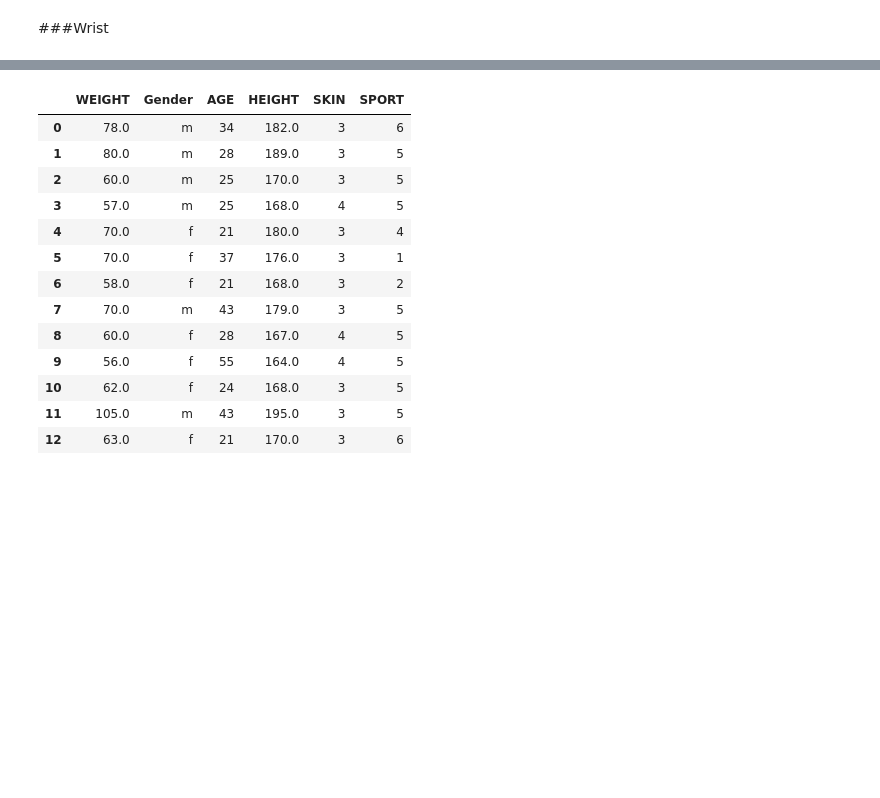
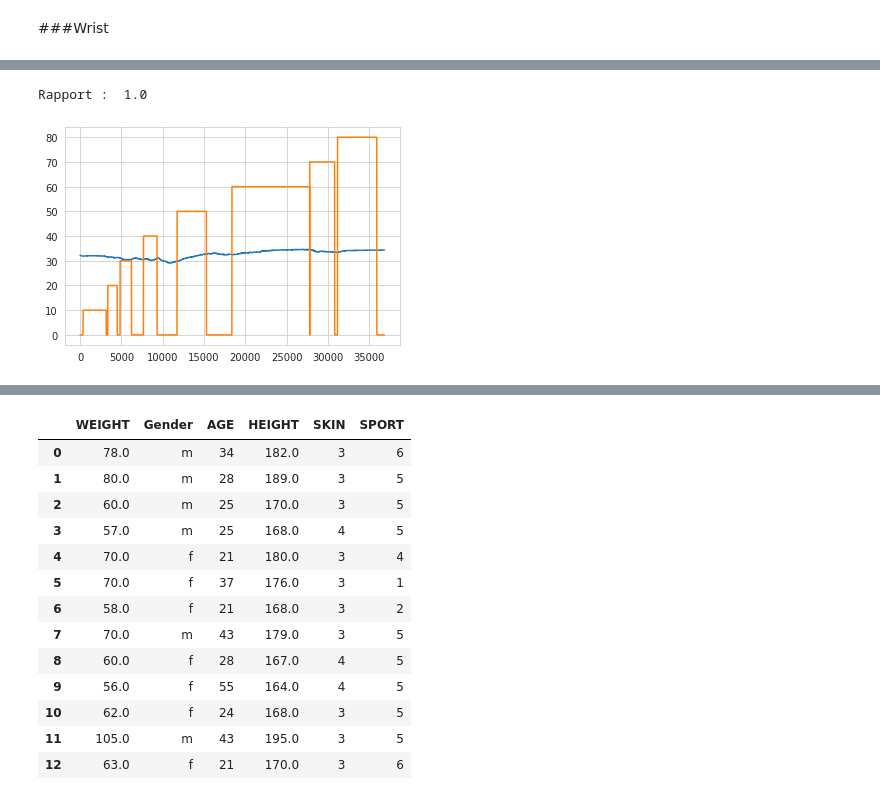
Before and after one commit to lydiasu1/pythonanalysis, a Jupyter notebook: Pythonanalysis.ipynb, the cells around one changed output, grey strips where cells are left out. Saved outputs shown, nothing was run; the diff lists cells and outputs as text; code cells hidden in the pictures; blank space fills up the shorter version.

```diff
--- a/Pythonanalysis.ipynb
+++ b/Pythonanalysis.ipynb
@@ -261,0 +401,5 @@ df_wrist.describe()
+# %%
+plot_activite_elec(df_wrist,'TEMP',10)
+# %% [output]
+Rapport :  1.0
+[figure, added]
```
Also changed, not shown: parts of 47 cells of this notebook.
